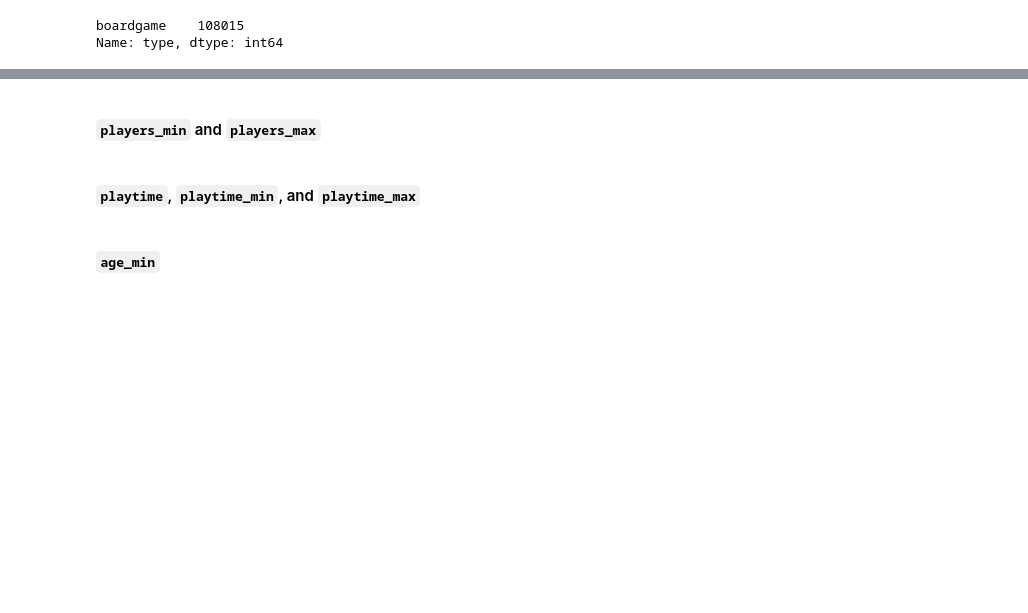
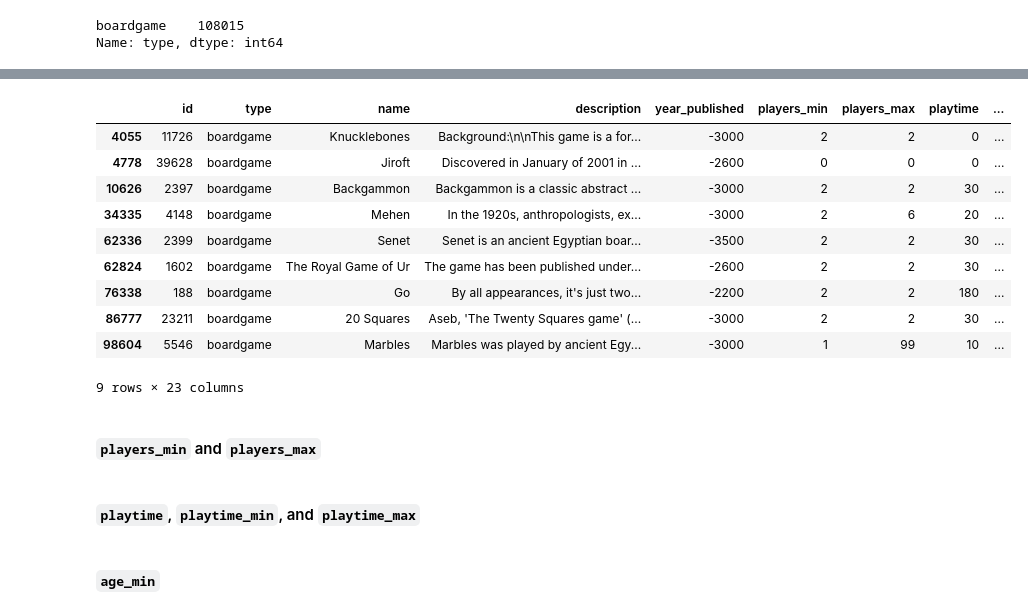
Before and after one commit to andrewKOwong/boardgames, a Jupyter notebook: analysis.ipynb, the cells around one changed output, grey strips where cells are left out. Saved outputs shown, nothing was run; the diff lists cells and outputs as text; code cells hidden in the pictures; blank space fills up the shorter version.

```diff
--- a/analysis.ipynb
+++ b/analysis.ipynb
@@ -274,3 +359,18 @@ au.display_id_links_from_df(
+# %%
+# Games published earlier than -2000
+gen_df.query("year_published < -2000")
+# %% [output]
+|  | id | type | name | description | year_published | players_min | players_max | playtime | ... |
+| 4055 | 11726 | boardgame | Knucklebones | Background:\n\nThis game is a for... | -3000 | 2 | 2 | 0 | ... |
+| 4778 | 39628 | boardgame | Jiroft | Discovered in January of 2001 in ... | -2600 | 0 | 0 | 0 | ... |
+| 10626 | 2397 | boardgame | Backgammon | Backgammon is a classic abstract ... | -3000 | 2 | 2 | 30 | ... |
+| 34335 | 4148 | boardgame | Mehen | In the 1920s, anthropologists, ex... | -3000 | 2 | 6 | 20 | ... |
+| 62336 | 2399 | boardgame | Senet | Senet is an ancient Egyptian boar... | -3500 | 2 | 2 | 30 | ... |
+| 62824 | 1602 | boardgame | The Royal Game of Ur | The game has been published under... | -2600 | 2 | 2 | 30 | ... |
+| 76338 | 188 | boardgame | Go | By all appearances, it's just two... | -2200 | 2 | 2 | 180 | ... |
+| 86777 | 23211 | boardgame | 20 Squares | Aseb, 'The Twenty Squares game' (... | -3000 | 2 | 2 | 30 | ... |
+| 98604 | 5546 | boardgame | Marbles | Marbles was played by ancient Egy... | -3000 | 1 | 99 | 10 | ... |
+9 rows × 23 columns
 # %%
 sns.jointplot(data=gen_df, x='id', y='year_published');
 # %% [markdown]
```
Also changed, not shown: parts of 12 cells of this notebook.
